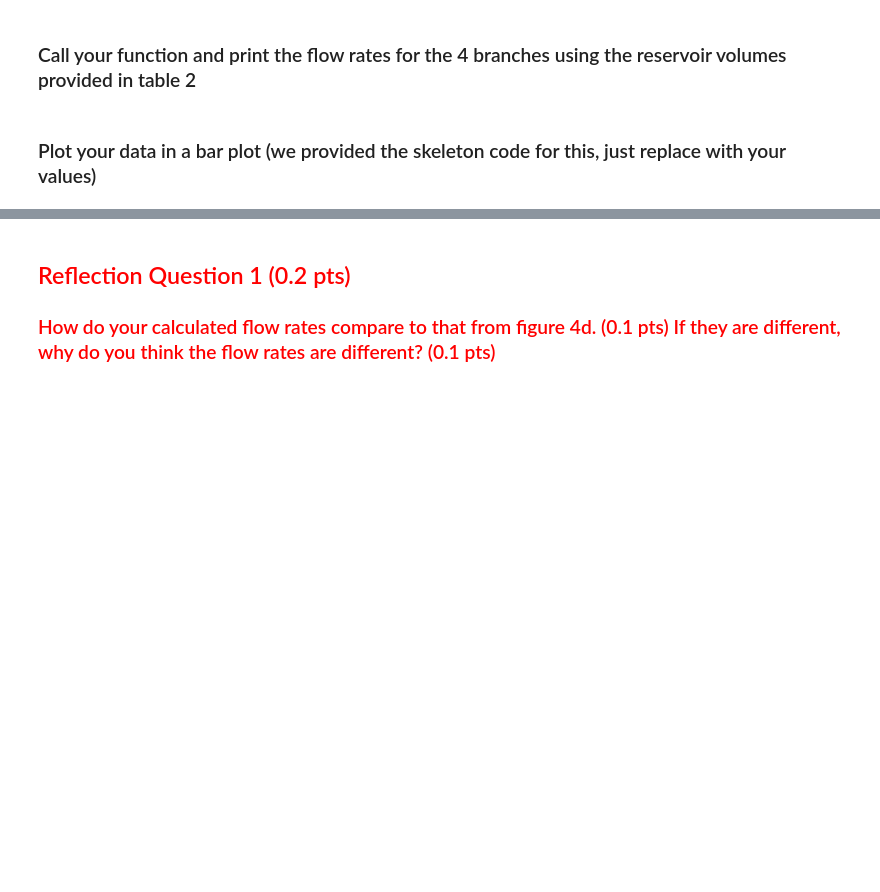
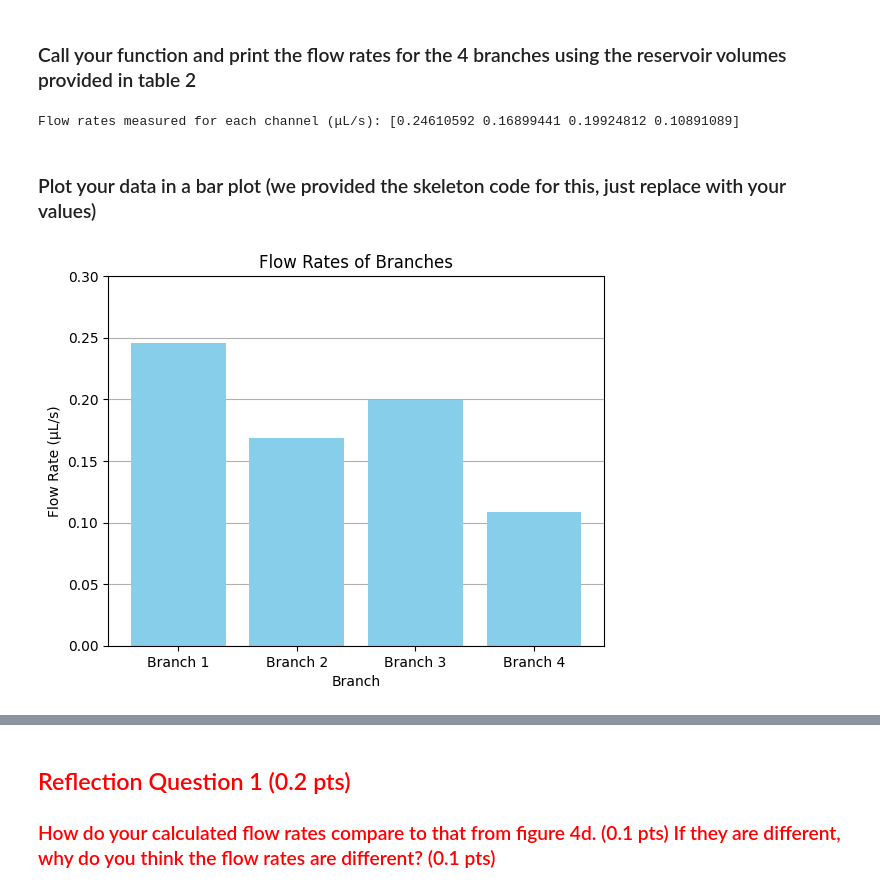
Before and after one commit to s-salarda/BIOEN556, a Jupyter notebook: BIOEN455-556_WI2026_Lab3_RBVs_TVs.ipynb, the cells around one changed output, grey strips where cells are left out. Cells and saved outputs as stored; diff of their text form; code cells hidden in the pictures; blank space fills up the shorter version.

```diff
--- a/BIOEN455-556_WI2026_Lab3_RBVs_TVs.ipynb
+++ b/BIOEN455-556_WI2026_Lab3_RBVs_TVs.ipynb
@@ -244,44 +246,51 @@ import numpy as np
 
 def flowrate_measured(measured_drain_time,vol):
     #TO-DO: write flow rate functon, return flow rate in μL/s (0.15 pts)
+    flowrate = vol / measured_drain_time
     return flowrate
 # %% [markdown]
 ### Call your function and print the flow rates for the 4 branches using the reservoir volumes provided in table 2
 # %%
 #TO-DO: replace with your measured values in order of res1, 2, 3, and then 4 (0.15 pts)
-res_drain_times=np.array([1, 1, 1, 1])
+res_drain_times=np.array([3.21*20, 3.58 * 20, 2.66 * 20, 3.03 * 20]) # in seconds
 
 #volumes as specified in Table 3.
 combined_volumes = np.array([15.8,12.1,10.6,6.6])
 
 #TO-DO: call the flow rate function you wrote for your 4 drain times for the 4 reservoirs (0.15 pts)
+flowrate_measured = flowrate_measured(res_drain_times, combined_volumes)
+print("Flow rates measured for each channel (μL/s):", flowrate_measured)
+# %% [output]
+Flow rates measured for each channel (μL/s): [0.24610592 0.16899441 0.19924812 0.10891089]
 # %% [markdown]
 ### Plot your data in a bar plot (we provided the skeleton code for this, just replace with your values)
 # %%
 import matplotlib.pyplot as plt
 #TO-DO: replace with YOUR flow rates for branches 1-4 (0.15 pts)
-flow_rates = [1,1,1,1]
+flow_rates = flowrate_measured
 
 #you can leave the rest of this code below here alone
 #labels for each bar
 labels = ['Branch 1', 'Branch 2', 'Branch 3', 'Branch 4']
 
 #create figure and axis
 fig, ax = plt.subplots()
 
 #create a bar plot
 ax.bar(labels, flow_rates, color='skyblue')
 
 #add labels and title
 ax.set_xlabel('Branch')
 ax.set_ylabel('Flow Rate (µL/s)')
 ax.set_title('Flow Rates of Branches')
-ax.set_ylim(0, 0.25)
+ax.set_ylim(0, 0.3)
 ax.set_axisbelow(True)
 ax.grid(axis='y')
 
 #show the plot
 plt.show()
+# %% [output]
+[figure, added]
 # %% [markdown]
 
 ![c6lc00764c-f4_d.gif](lab3_images/c6lc00764c-f4_d.gif)
```
Also changed, not shown: parts of 23 cells of this notebook, 10 other files.
